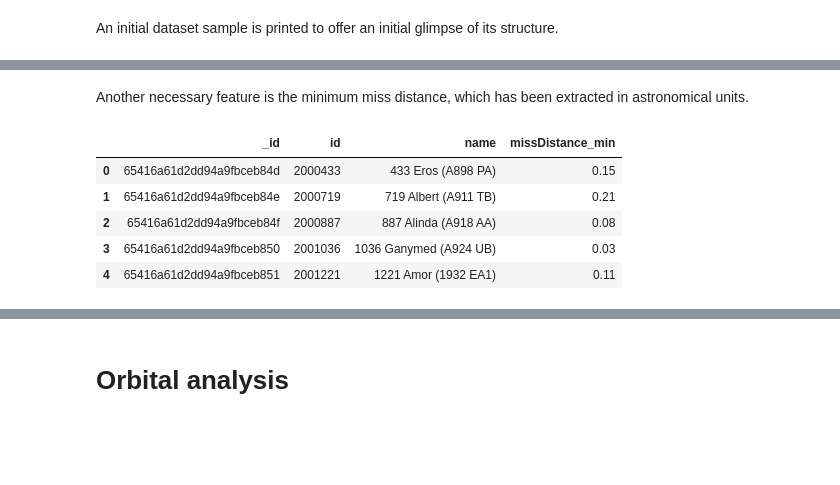
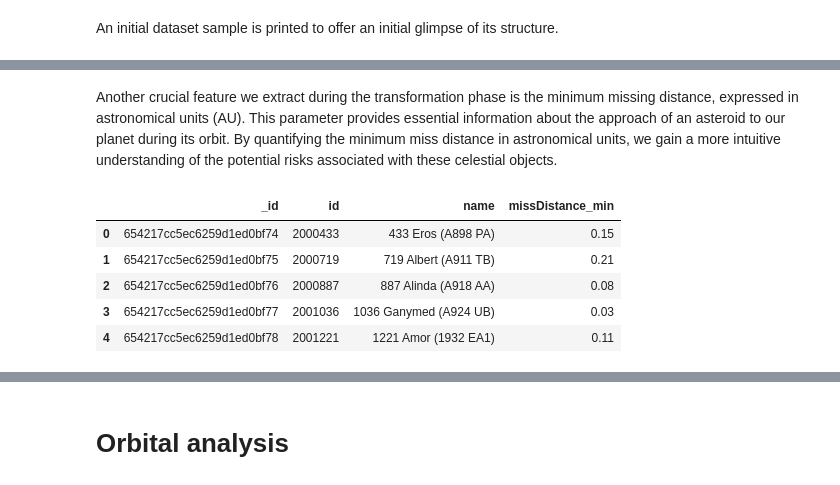
Before and after one commit to valleandreaa/AsteroidsDB, a Jupyter notebook: project-asteroids.ipynb, the cells around one changed output, grey strips where cells are left out. Cells and saved outputs as stored; diff of their text form; code cells hidden in the pictures; blank space fills up the shorter version.

```diff
--- a/project-asteroids.ipynb
+++ b/project-asteroids.ipynb
@@ -126,7 +150,8 @@ pipeline = [
     {
         "$addFields": {
             "relativeSpeed": {
-                "$toDouble": "$close_approach_data.relative_velocity.kilometers_per_second"
+                "$toDouble":
+                    "$close_approach_data.relative_velocity.kilometers_per_second"
             }
         }
     },
@@ -168,5 +198,5 @@ pd.DataFrame(r)
 # %% [markdown]
-Another necessary feature is the minimum miss distance, which has been extracted in astronomical units.
+Another crucial feature we extract during the transformation phase is the minimum missing distance, expressed in astronomical units (AU). This parameter provides essential information about the approach of an asteroid to our planet during its orbit. By quantifying the minimum miss distance in astronomical units, we gain a more intuitive understanding of the potential risks associated with these celestial objects.
 # %%
 # Extract the minimum distance based on the observations
 pipeline = [
@@ -186,38 +216,39 @@ pipeline = [
             "missDistance_min": { "$min": "$missDistance" }
         }
     },
     {
         "$project": {
             "_id": 1,
             "missDistance_min": 1
         }
     }
 ]
 
 result = col.aggregate(pipeline)
 for doc in result:
     unique_id = doc["_id"]
-    col.update_one({"_id": unique_id}, {"$set": {"missDistance_min": doc["missDistance_min"]}})
+    col.update_one({"_id": unique_id},
+                   {"$set": {"missDistance_min": doc["missDistance_min"]}})
 
 pipeline = [
     {"$limit": 5},
     {
         "$project": {
             "_id": 1,
             "id": 1,
             "name": 1,
             "missDistance_min": 1
         }
     }
 ]
 r = col.aggregate(pipeline)
 pd.DataFrame(r)
 # %% [output]
 |  | _id | id | name | missDistance_min |
-| 0 | 65416a61d2dd94a9fbceb84d | 2000433 | 433 Eros (A898 PA) | 0.15 |
-| 1 | 65416a61d2dd94a9fbceb84e | 2000719 | 719 Albert (A911 TB) | 0.21 |
-| 2 | 65416a61d2dd94a9fbceb84f | 2000887 | 887 Alinda (A918 AA) | 0.08 |
-| 3 | 65416a61d2dd94a9fbceb850 | 2001036 | 1036 Ganymed (A924 UB) | 0.03 |
-| 4 | 65416a61d2dd94a9fbceb851 | 2001221 | 1221 Amor (1932 EA1) | 0.11 |
+| 0 | 654217cc5ec6259d1ed0bf74 | 2000433 | 433 Eros (A898 PA) | 0.15 |
+| 1 | 654217cc5ec6259d1ed0bf75 | 2000719 | 719 Albert (A911 TB) | 0.21 |
+| 2 | 654217cc5ec6259d1ed0bf76 | 2000887 | 887 Alinda (A918 AA) | 0.08 |
+| 3 | 654217cc5ec6259d1ed0bf77 | 2001036 | 1036 Ganymed (A924 UB) | 0.03 |
+| 4 | 654217cc5ec6259d1ed0bf78 | 2001221 | 1221 Amor (1932 EA1) | 0.11 |
 # %% [markdown]
 ## Datastructure
```
Also changed, not shown: parts of 27 cells of this notebook, 3 other files.
